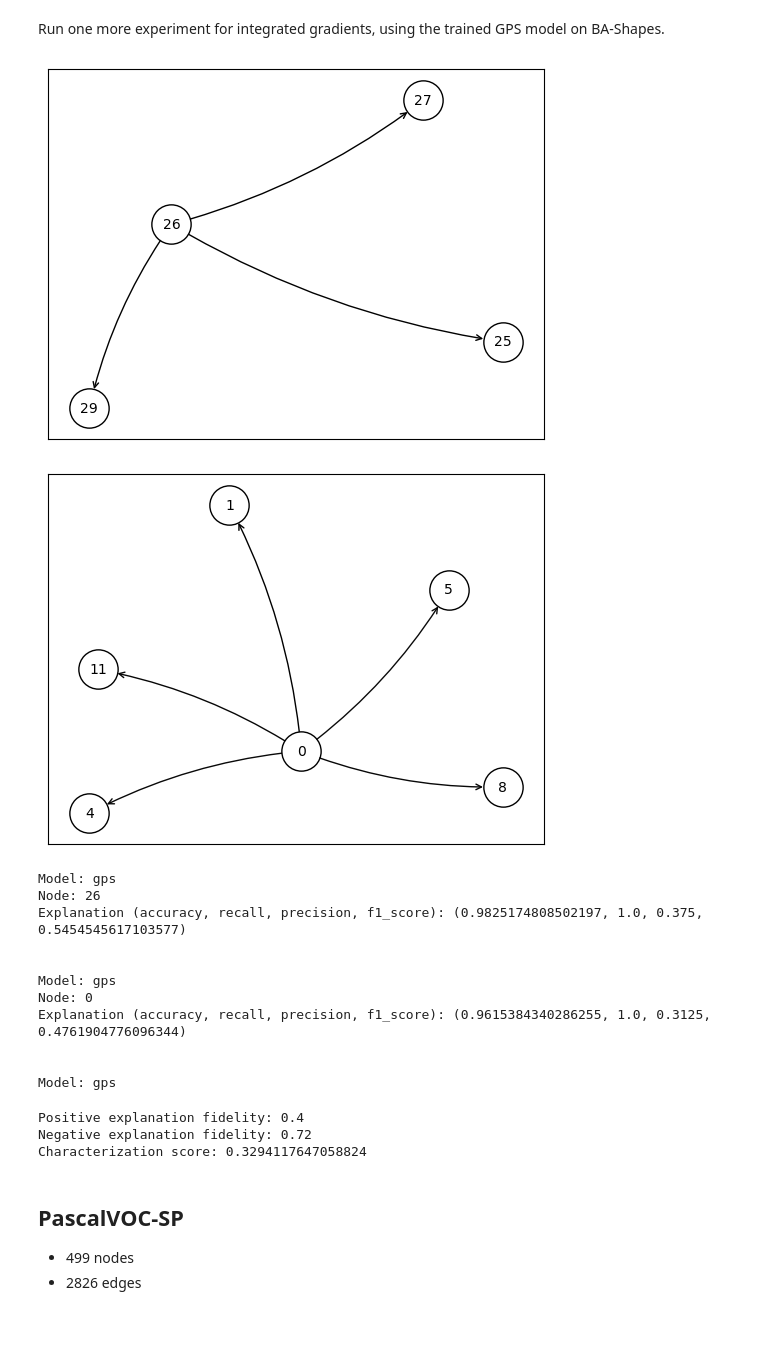
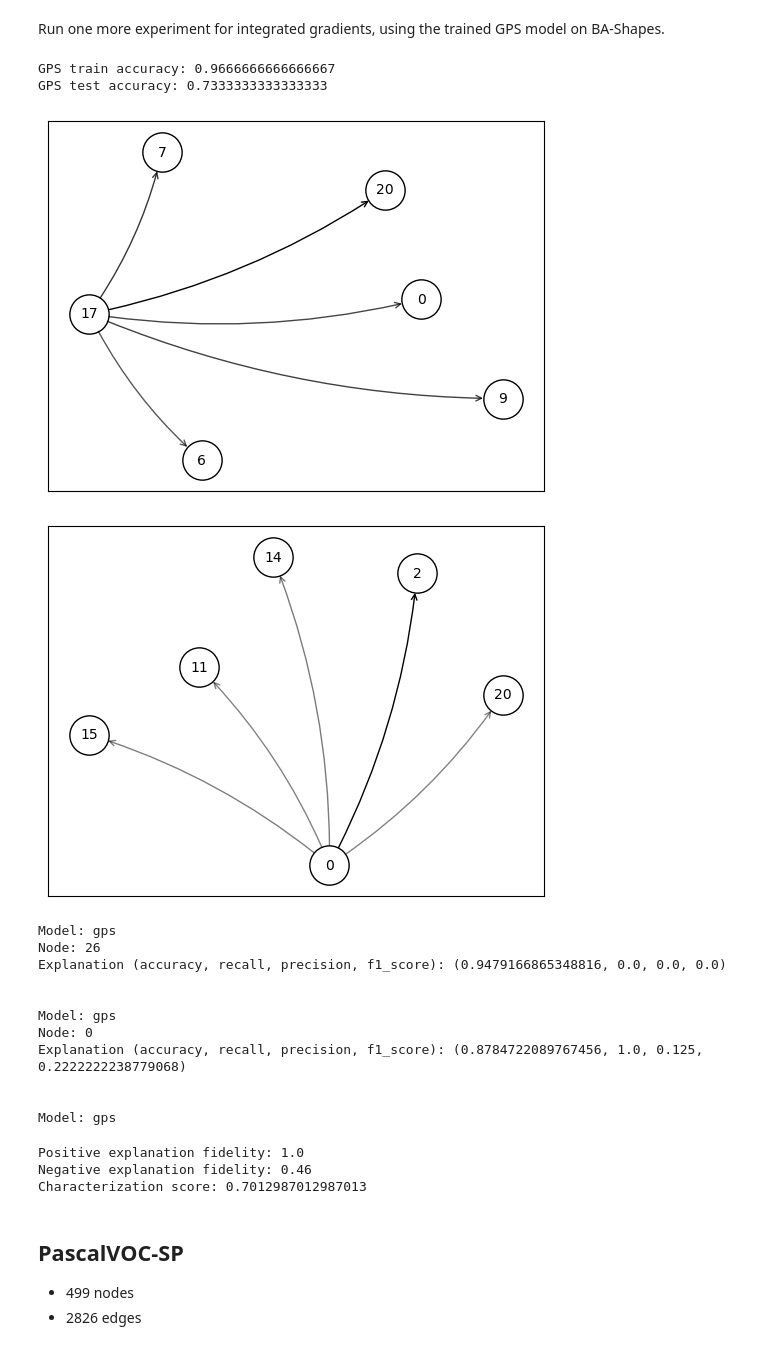
Before and after one commit to RyanHUNGry/Interpreting-Graph-Transformers-for-Long-Range-Interactions, a Jupyter notebook: attention_explainer.ipynb, the cells around one changed output. Saved outputs shown, nothing was run; the diff lists cells and outputs as text; code cells hidden in the pictures.

```diff
--- a/attention_explainer.ipynb
+++ b/attention_explainer.ipynb
@@ -126,6 +127,7 @@ Characterization score: 0.3428571428571429
 # %% [markdown]
 Run one more experiment for integrated gradients, using the trained GPS model on BA-Shapes.
 # %%
+ba_shapes_ig = merge_pe_with_x(ba_shapes, laplacian_eigenvector_pe=ba_shapes.laplacian_eigenvector_pe)
 ba_shapes_explainer_params_ig = {
     'explanation_type': 'model',
     'node_mask_type': 'attributes',
@@ -139,65 +141,75 @@ ba_shapes_explainer_params_ig = {
 
 ba_shapes_explainer_pipelines_ig = {
     "gps": ExplainerPipeline(
-        ba_shapes,
+        ba_shapes_ig,
         ba_shapes_num_classes,
         GPS,
         CaptumExplainer,
         model_params={
             'pe_channels': 2,
             'num_layers': 4,
             'hidden_channels': 4,
             'num_attention_heads': 1,
-            'observe_attention': True
+            'observe_attention': True,
+            'integrated_gradients': True
         },
-        explainer_params=ba_shapes_explainer_params_ig,
+        explainer_params={
+            **ba_shapes_explainer_params_ig,
+            "threshold_config": ThresholdConfig(threshold_type='topk', value=5),
+        },
         epochs=400,
     )
 }
 
+gps_train_acc, gps_test_acc = test(ba_shapes_explainer_pipelines_ig["gps"].model, ba_shapes_ig)
+print(f"GPS train accuracy: {gps_train_acc}")
+print(f"GPS test accuracy: {gps_test_acc}")
+
 nodes = [26, 0]
 for model in ba_shapes_explainer_pipelines_ig:
     for node in nodes:
-        ba_shapes_explainer_pipelines[model].explain(node, laplacian_eigenvector_pe=ba_shapes.laplacian_eigenvector_pe)
+        ba_shapes_explainer_pipelines_ig[model].explain(node, laplacian_eigenvector_pe=ba_shapes.laplacian_eigenvector_pe)
 
-ba_shapes_explainer_pipelines["gps"].explanations[26].visualize_graph()
-ba_shapes_explainer_pipelines["gps"].explanations[0].visualize_graph()
+ba_shapes_explainer_pipelines_ig["gps"].explanations[26].visualize_graph()
+ba_shapes_explainer_pipelines_ig["gps"].explanations[0].visualize_graph()
 
 metrics = []
-for model in ba_shapes_explainer_pipelines:
+for model in ba_shapes_explainer_pipelines_ig:
     for node in nodes:
-        metrics.append([model, node, ba_shapes_explainer_pipelines[model].get_explanation_metrics(node)])
+        metrics.append([model, node, ba_shapes_explainer_pipelines_ig[model].get_explanation_metrics(node)])
 
 for metric in metrics:
     print(f"Model: {metric[0]}")
     print(f"Node: {metric[1]}")
     print(f"Explanation (accuracy, recall, precision, f1_score): {metric[2]}")
     print("\n")
 
-for model in ba_shapes_explainer_pipelines:
+for model in ba_shapes_explainer_pipelines_ig:
     print(f"Model: {model}")
-    pos, neg, characterization = ba_shapes_explainer_pipelines[model].get_entire_explanation_fidelity(laplacian_eigenvector_pe=ba_shapes.laplacian_eigenvector_pe, disable_tqdm=True)
+    pos, neg, characterization = ba_shapes_explainer_pipelines_ig[model].get_entire_explanation_fidelity(laplacian_eigenvector_pe=ba_shapes.laplacian_eigenvector_pe, disable_tqdm=True)
     print(f"Positive explanation fidelity: {pos}")
     print(f"Negative explanation fidelity: {neg}")
     print(f"Characterization score: {characterization}")
     print("\n")
 # %% [output]
+GPS train accuracy: 0.9666666666666667
+GPS test accuracy: 0.7333333333333333
-[figure, old version]
+[figure, new version]
-[figure, old version]
+[figure, new version]
-Model: gps
-Node: 26
-Explanation (accuracy, recall, precision, f1_score): (0.9825174808502197, 1.0, 0.375, 0.5454545617103577)
-
-
-Model: gps
-Node: 0
-Explanation (accuracy, recall, precision, f1_score): (0.9615384340286255, 1.0, 0.3125, 0.4761904776096344)
-
-
-Model: gps
-Positive explanation fidelity: 0.4
-Negative explanation fidelity: 0.72
-Characterization score: 0.3294117647058824
+Model: gps
+Node: 26
+Explanation (accuracy, recall, precision, f1_score): (0.9479166865348816, 0.0, 0.0, 0.0)
+
+
+Model: gps
+Node: 0
+Explanation (accuracy, recall, precision, f1_score): (0.8784722089767456, 1.0, 0.125, 0.2222222238779068)
+
+
+Model: gps
+Positive explanation fidelity: 1.0
+Negative explanation fidelity: 0.46
+Characterization score: 0.7012987012987013
 # %% [markdown]
 ## PascalVOC-SP
 - 499 nodes
```
Also changed, not shown: parts of 11 cells of this notebook, 4 other files.
